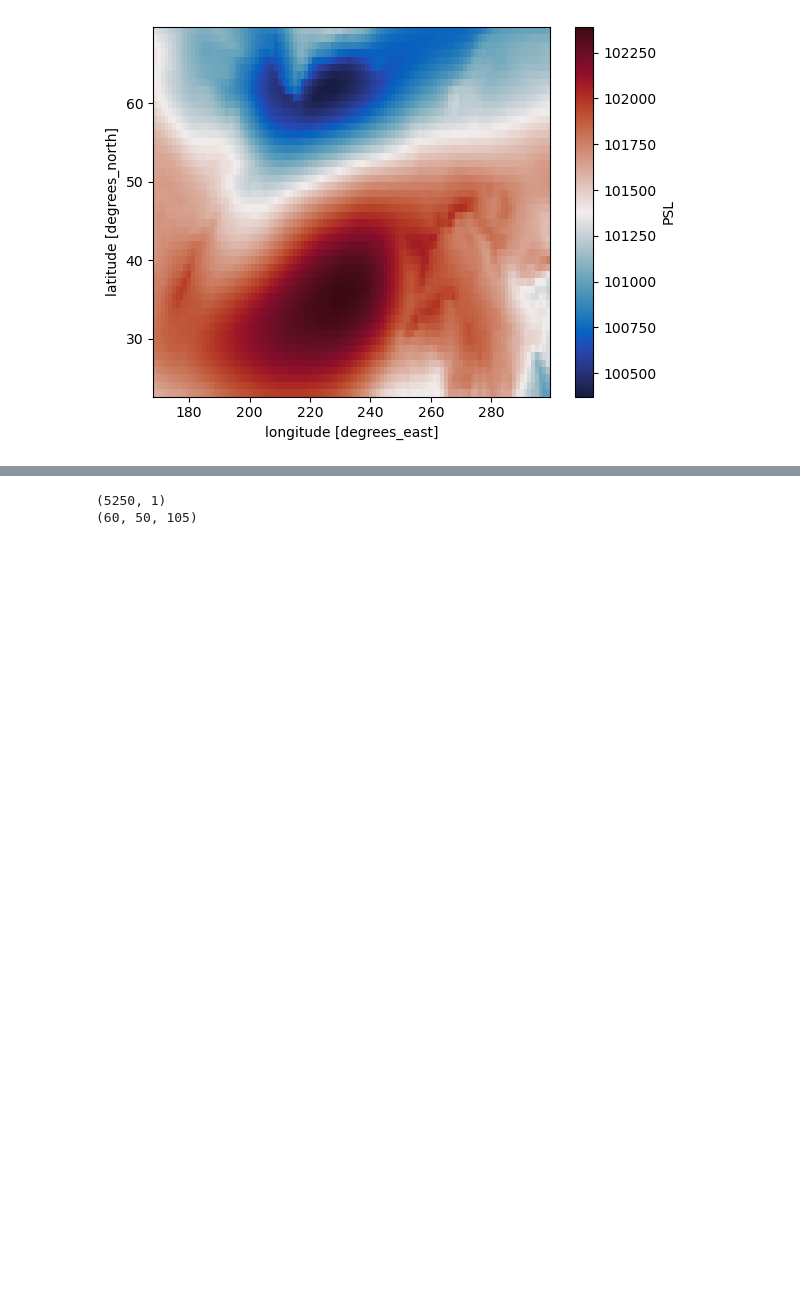
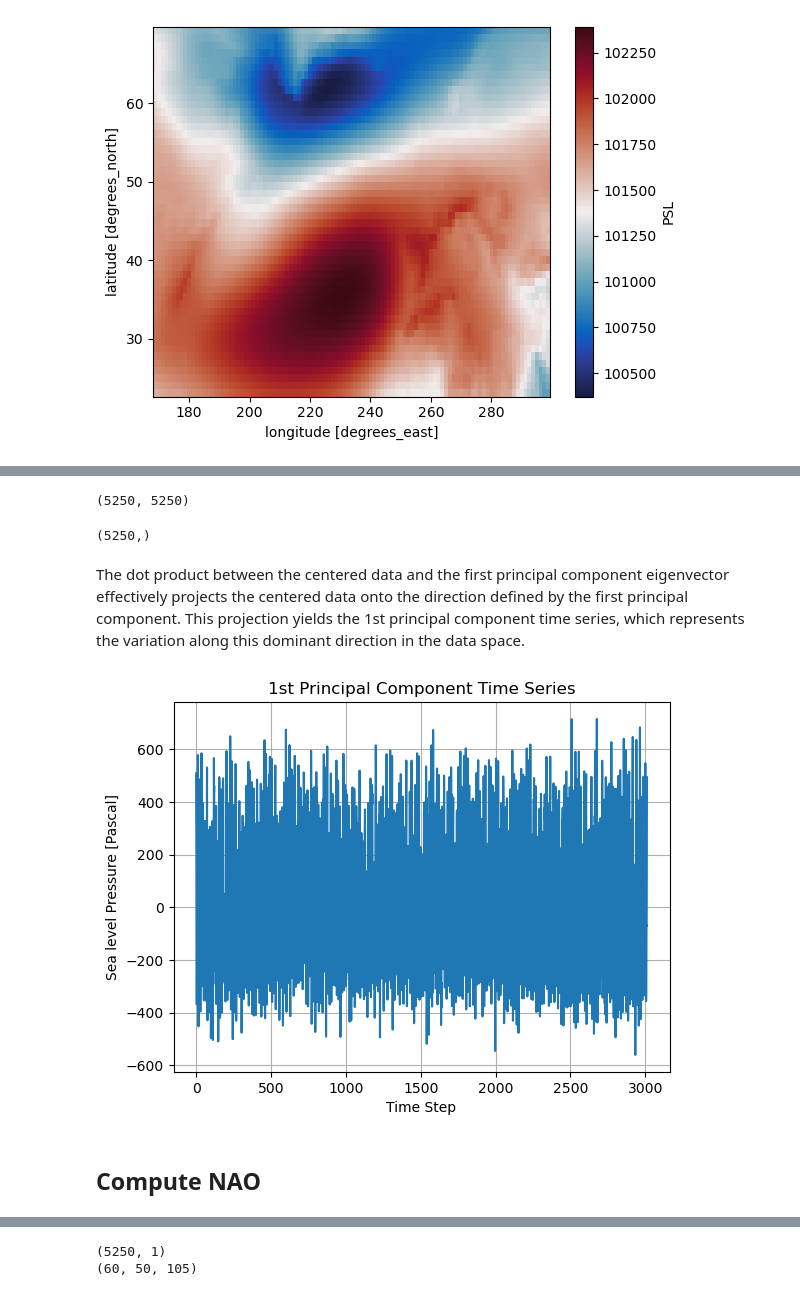
Before and after one commit to inagler/current, a Jupyter notebook: NAO.ipynb, the cells around one changed output, grey strips where cells are left out. Saved outputs shown, nothing was run; the diff lists cells and outputs as text; code cells hidden in the pictures; blank space fills up the shorter version.

```diff
--- a/NAO.ipynb
+++ b/NAO.ipynb
@@ -184,3 +119,4 @@ print(reshaped_weights.shape)
 # %%
 data = reduced_ds.PSL.values
-weights = ps_ds.gw.isel(lat=slice(120,170)).values
+weights = reduced_ds.gw.values
+print(data.shape, weights.shape)
@@ -186,0 +140,55 @@ weights = ps_ds.gw.isel(lat=slice(120,170)).values
+# %%
+data, weights = data, weights
+
+# spatial weighting
+weighted_data = data * weights
+# reshape data into a 2D array (time, space)
+shape = weighted_data.shape
+data_2d = weighted_data.reshape(shape[0], -1)
+
+# mean per time step
+mean_per_time_step = np.nanmean(data_2d, axis=1)
+# replace nans with mean of time step
+nan_indices = np.isnan(data_2d)
+data_2d[nan_indices] = np.take(mean_per_time_step, np.where(nan_indices)[0])
+
+# mean per location
+mean = np.mean(data_2d, axis=0)
+# center data
+centered_data = data_2d - mean
+
+# covariance matrix
+cov_matrix = np.cov(centered_data, rowvar=False)
+# eigen decomposition
+eigenvalues, eigenvectors = np.linalg.eigh(cov_matrix)
+# sort eigenvalues and eigenvectors in descending order
+sorted_indices = np.argsort(eigenvalues)[::-1]
+eigenvalues = eigenvalues[sorted_indices]
+eigenvectors = eigenvectors[:, sorted_indices]
+# %%
+eigenvectors.shape
+# %% [output]
+(5250, 5250)
+# %%
+eigenvalues.shape
+# %% [output]
+(5250,)
+# %% [markdown]
+The dot product between the centered data and the first principal component eigenvector effectively projects the centered data onto the direction defined by the first principal component. This projection yields the 1st principal component time series, which represents the variation along this dominant direction in the data space.
+# %%
+first_principal_component = np.dot(centered_data, eigenvectors[:, 0])
+# %%
+# Generate x-axis values (assuming each time step corresponds to an index)
+time_steps = range(len(first_principal_component))
+
+# Plot the 1st principal component time series
+plt.plot(time_steps, first_principal_component)
+plt.title('1st Principal Component Time Series')
+plt.xlabel('Time Step')
+plt.ylabel('Sea level Pressure [Pascal]')
+plt.grid(True)
+plt.show()
+# %% [output]
+[figure, added]
+# %% [markdown]
+## Compute NAO
```
Also changed, not shown: parts of 14 cells of this notebook, 7 other files.
